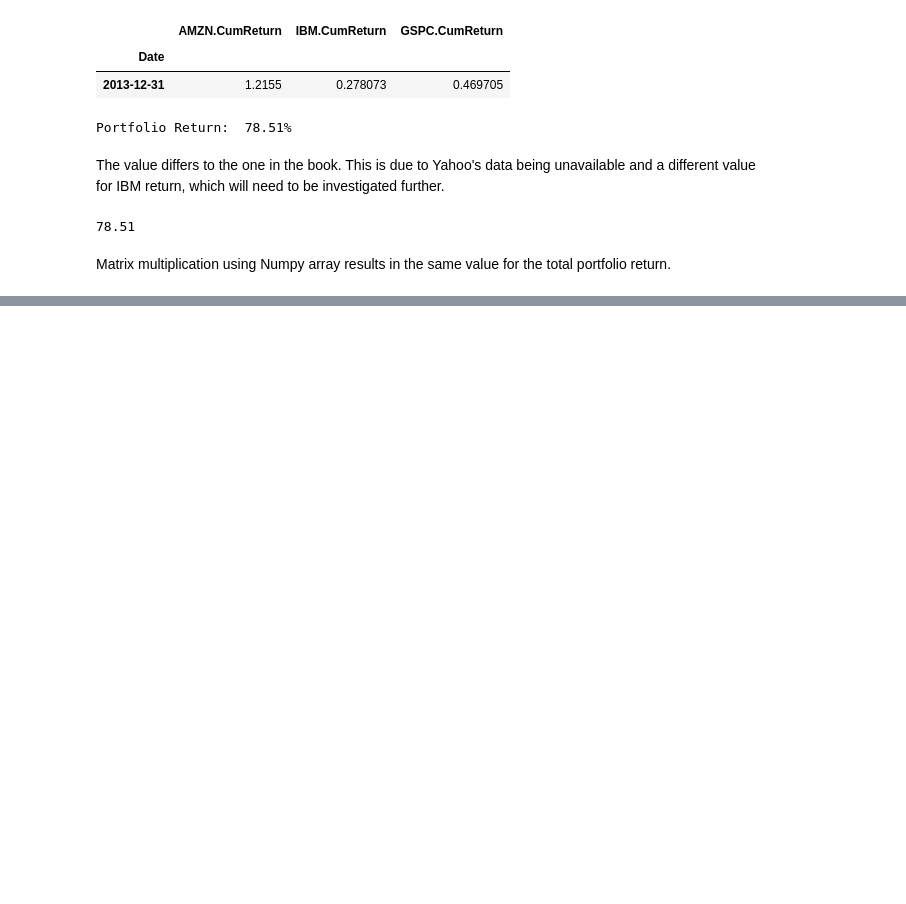
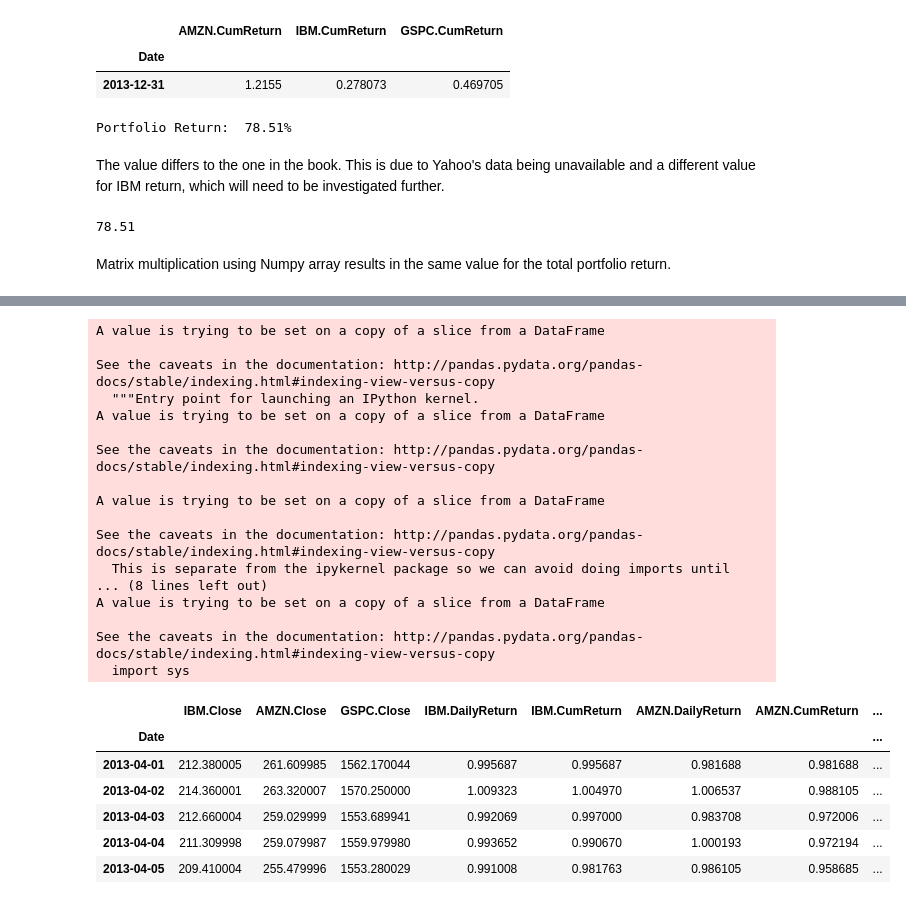
Before and after one commit to drastorguev/financethroughpython, a Jupyter notebook: AFDIFMUR-Ch3-Portfolio_Returns.ipynb, the cells around one changed output, grey strips where cells are left out. Cells and saved outputs as stored; diff of their text form; code cells hidden in the pictures; blank space fills up the shorter version.

```diff
--- a/AFDIFMUR-Ch3-Portfolio_Returns.ipynb
+++ b/AFDIFMUR-Ch3-Portfolio_Returns.ipynb
@@ -55,0 +110,37 @@ Matrix multiplication using Numpy array results in the same value for the total
+# %%
+equal_weighted_returns['IBM.CumReturn']['2013-04-01':'2013-06-28'] = equal_weighted_returns['IBM.DailyReturn']['2013-04-01':'2013-06-28'].cumprod()
+equal_weighted_returns['AMZN.CumReturn']['2013-04-01':'2013-06-28'] = equal_weighted_returns['AMZN.DailyReturn']['2013-04-01':'2013-06-28'].cumprod()
+equal_weighted_returns['GSPC.CumReturn']['2013-04-01':'2013-06-28'] = equal_weighted_returns['GSPC.DailyReturn']['2013-04-01':'2013-06-28'].cumprod()
+
+equal_weighted_returns['AMZN.idx']['2013-04-01':'2013-06-28'] = q1return*equal_weighted_returns['AMZN.CumReturn']['2013-04-01':'2013-06-28']/3
+equal_weighted_returns['IBM.idx']['2013-04-01':'2013-06-28'] = q1return*equal_weighted_returns['IBM.CumReturn']['2013-04-01':'2013-06-28']/3
+equal_weighted_returns['GSPC.idx']['2013-04-01':'2013-06-28'] = q1return*equal_weighted_returns['GSPC.CumReturn']['2013-04-01':'2013-06-28']/3
+
+q2return = equal_weighted_returns[['AMZN.idx','IBM.idx','GSPC.idx']]['2013-06-28':'2013-06-28'].sum().sum()
+
+equal_weighted_returns['2013-04-01':'2013-06-28'].head()
+# %% [output]
+A value is trying to be set on a copy of a slice from a DataFrame
+
+See the caveats in the documentation: http://pandas.pydata.org/pandas-docs/stable/indexing.html#indexing-view-versus-copy
+  """Entry point for launching an IPython kernel.
+A value is trying to be set on a copy of a slice from a DataFrame
+
+See the caveats in the documentation: http://pandas.pydata.org/pandas-docs/stable/indexing.html#indexing-view-versus-copy
+
+A value is trying to be set on a copy of a slice from a DataFrame
+
+See the caveats in the documentation: http://pandas.pydata.org/pandas-docs/stable/indexing.html#indexing-view-versus-copy
+  This is separate from the ipykernel package so we can avoid doing imports until
+... (8 lines left out)
+A value is trying to be set on a copy of a slice from a DataFrame
+
+See the caveats in the documentation: http://pandas.pydata.org/pandas-docs/stable/indexing.html#indexing-view-versus-copy
+  import sys
+|  | IBM.Close | AMZN.Close | GSPC.Close | IBM.DailyReturn | IBM.CumReturn | AMZN.DailyReturn | AMZN.CumReturn | ... |
+| Date |  |  |  |  |  |  |  | ... |
+| 2013-04-01 | 212.380005 | 261.609985 | 1562.170044 | 0.995687 | 0.995687 | 0.981688 | 0.981688 | ... |
+| 2013-04-02 | 214.360001 | 263.320007 | 1570.250000 | 1.009323 | 1.004970 | 1.006537 | 0.988105 | ... |
+| 2013-04-03 | 212.660004 | 259.029999 | 1553.689941 | 0.992069 | 0.997000 | 0.983708 | 0.972006 | ... |
+| 2013-04-04 | 211.309998 | 259.079987 | 1559.979980 | 0.993652 | 0.990670 | 1.000193 | 0.972194 | ... |
+| 2013-04-05 | 209.410004 | 255.479996 | 1553.280029 | 0.991008 | 0.981763 | 0.986105 | 0.958685 | ... |
```
Also changed, not shown: parts of 11 cells of this notebook.
